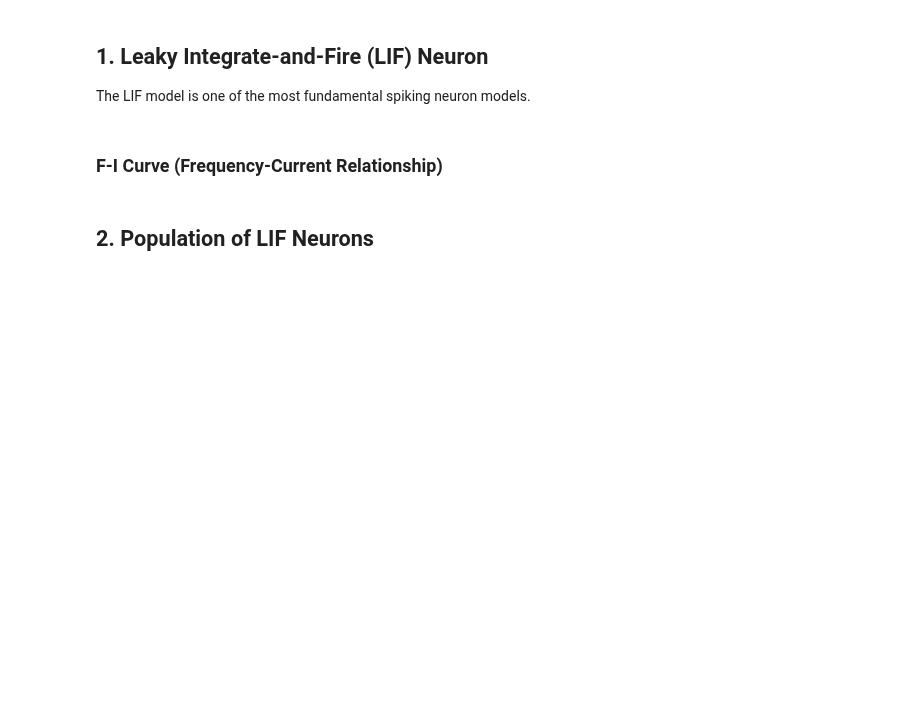
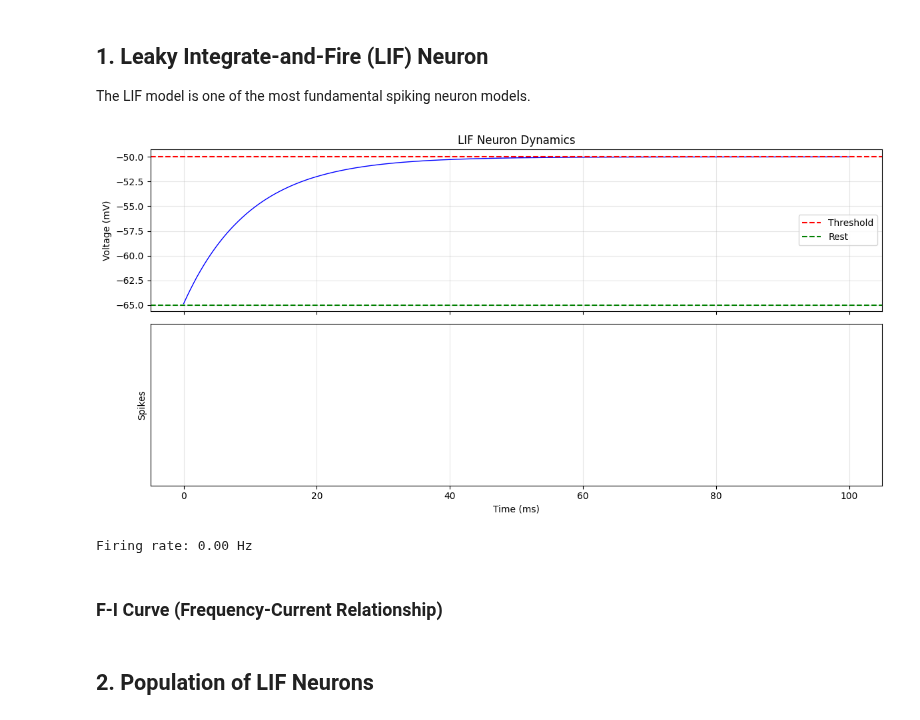
Before and after one commit to chaobrain/brainstate, a Jupyter notebook: docs/tutorials/examples/03_brain_inspired_computing.ipynb, the cells around one changed output. Drawn from its saved outputs; the diff is of its cells as text; code cells hidden in the pictures; blank space fills up the shorter version.

```diff
--- a/docs/tutorials/examples/03_brain_inspired_computing.ipynb
+++ b/docs/tutorials/examples/03_brain_inspired_computing.ipynb
@@ -57,7 +59,7 @@ class LIFNeuron(bst.nn.Dynamics):
         R: float = 1.0,          # Membrane resistance
         dt: float = 0.1,         # Time step (ms)
     ):
-        super().__init__()
+        super().__init__(size)
         self.size = size
         self.tau = tau
         self.V_rest = V_rest
@@ -116,33 +118,36 @@ for t in range(n_steps):
     voltages.append(float(neuron.V.value[0]))
     spikes.append(float(spike[0]))
 
 # Plot results
 fig, (ax1, ax2) = plt.subplots(2, 1, figsize=(12, 6), sharex=True)
 
 time = np.arange(n_steps) * neuron.dt
 
 # Membrane potential
 ax1.plot(time, voltages, 'b-', linewidth=1)
 ax1.axhline(neuron.V_th, color='r', linestyle='--', label='Threshold')
 ax1.axhline(neuron.V_rest, color='g', linestyle='--', label='Rest')
 ax1.set_ylabel('Voltage (mV)')
 ax1.set_title('LIF Neuron Dynamics')
 ax1.legend()
 ax1.grid(True, alpha=0.3)
 
 # Spike raster
 spike_times = time[np.array(spikes) > 0]
 ax2.eventplot(spike_times, colors='black', linewidths=2)
 ax2.set_ylabel('Spikes')
 ax2.set_xlabel('Time (ms)')
 ax2.set_ylim([0.5, 1.5])
 ax2.set_yticks([])
 ax2.grid(True, alpha=0.3)
 
 plt.tight_layout()
 plt.show()
 
 print(f"Firing rate: {np.sum(spikes) / (n_steps * neuron.dt) * 1000:.2f} Hz")
+# %% [output]
+[figure, added]
+Firing rate: 0.00 Hz
 # %% [markdown]
 ### F-I Curve (Frequency-Current Relationship)
 # %%
```
Also changed, not shown: parts of 1 cell of this notebook, 4 other files.
